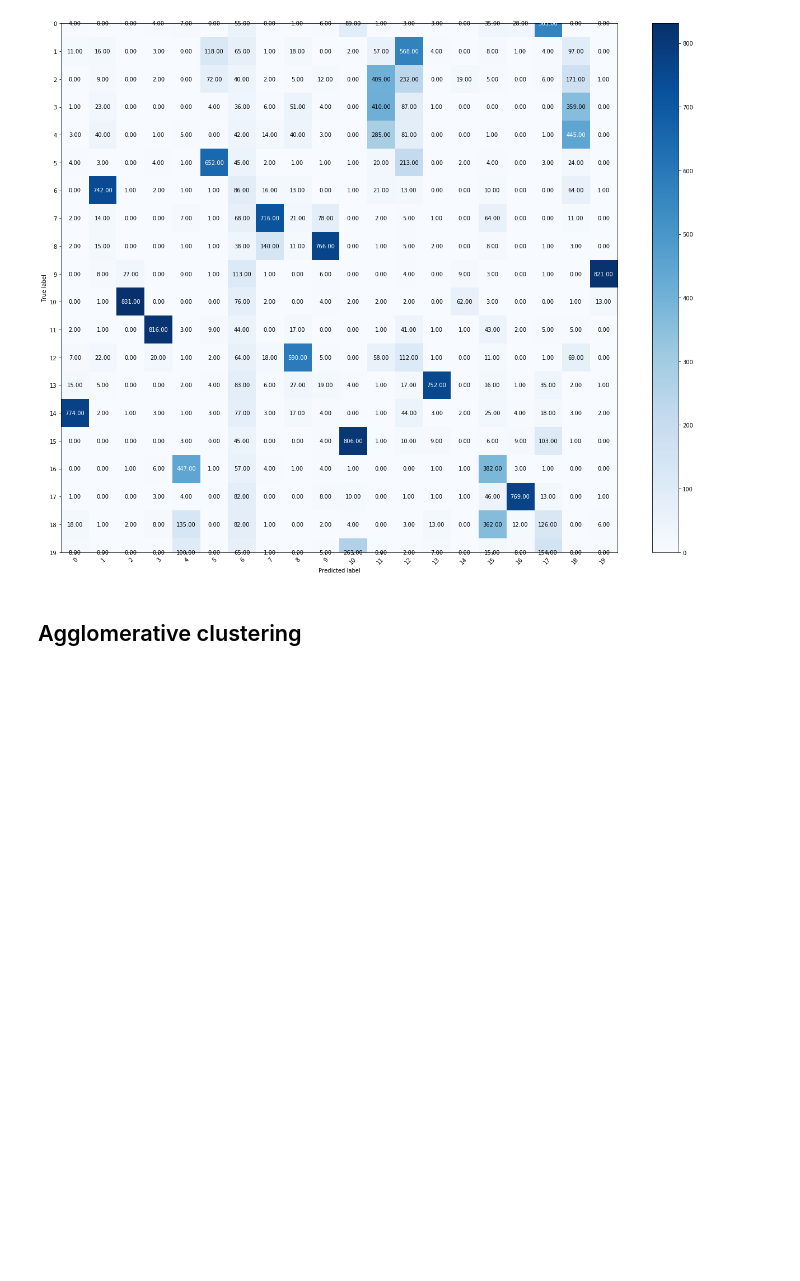
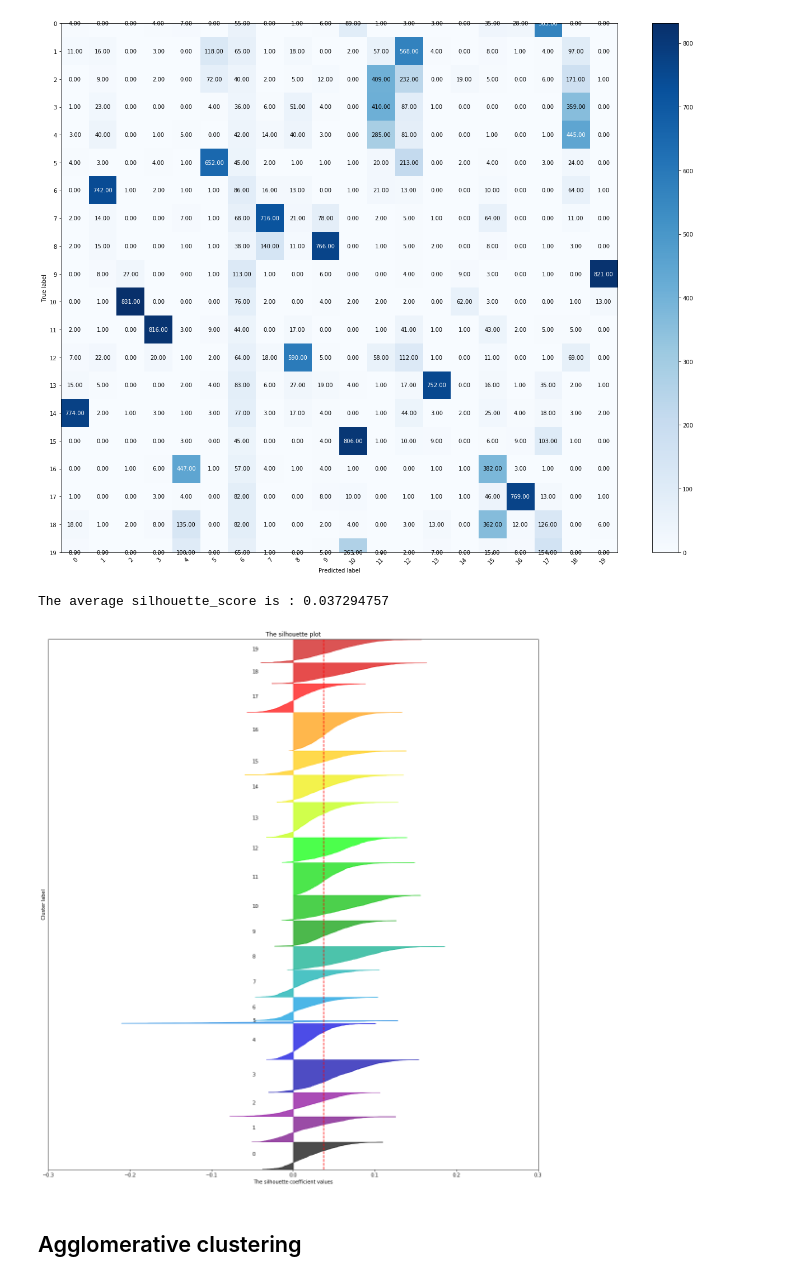
Before and after one commit to Goopard/DS-Homeworks, a Jupyter notebook: HW6.ipynb, the cells around one changed output. Saved outputs shown, nothing was run; the diff lists cells and outputs as text; code cells hidden in the pictures; blank space fills up the shorter version.

```diff
--- a/HW6.ipynb
+++ b/HW6.ipynb
@@ -176,6 +177,43 @@ def hcv_report(y_true, y_pred):
     c = 'Completeness:'.ljust(20) + str(round(c, 3))
     v = 'V-measure:'.ljust(20) + str(round(v, 3))
     print(ami, ari, h, c, v, sep='\n')
+
+
+def s_plot(X, y):
+    fig, ax = plt.subplots(1, 1)
+    fig.set_size_inches(18, 20)
+
+    ax.set_xlim([-0.3, 0.3])
+    ax.set_ylim([0, len(X) + (21) * 10])
+
+    silhouette_avg = metrics.silhouette_score(X, y)
+    print("The average silhouette_score is :", silhouette_avg)
+
+    sample_silhouette_values = metrics.silhouette_samples(X, y)
+
+    y_lower = 10
+    for i in range(20):
+        ith_cluster_silhouette_values = sample_silhouette_values[y == i]
+        ith_cluster_silhouette_values.sort()
+
+        size_cluster_i = ith_cluster_silhouette_values.shape[0]
+        y_upper = y_lower + size_cluster_i
+
+        color = cm.nipy_spectral(float(i) / 20)
+        ax.fill_betweenx(np.arange(y_lower, y_upper), 0, ith_cluster_silhouette_values, facecolor=color, edgecolor=color, alpha=0.7)
+
+        ax.text(-0.05, y_lower + 0.5 * size_cluster_i, str(i))
+        y_lower = y_upper + 10
+
+    ax.set_title("The silhouette plot")
+    ax.set_xlabel("The silhouette coefficient values")
+    ax.set_ylabel("Cluster label")
+    ax.axvline(x=silhouette_avg, color="red", linestyle="--")
+
+    ax.set_yticks([])
+    ax.set_xticks([-0.3, -0.2, -0.1, 0, 0.1, 0.2, 0.3])
+
+    plt.show()
 # %%
 all_documents = encode_groups(all_documents)
 # %%
@@ -466,6 +504,11 @@ V-measure:          0.619
 plot_contingency_matrix(all_documents['group'], all_documents['cluster'])
 # %% [output]
 [figure]
+# %%
+s_plot(documents, all_documents['cluster'])
+# %% [output]
+The average silhouette_score is : 0.037294757
+[figure, added]
 # %% [markdown]
 ## Agglomerative clustering
 # %%
```
Also changed, not shown: parts of 10 cells of this notebook.
